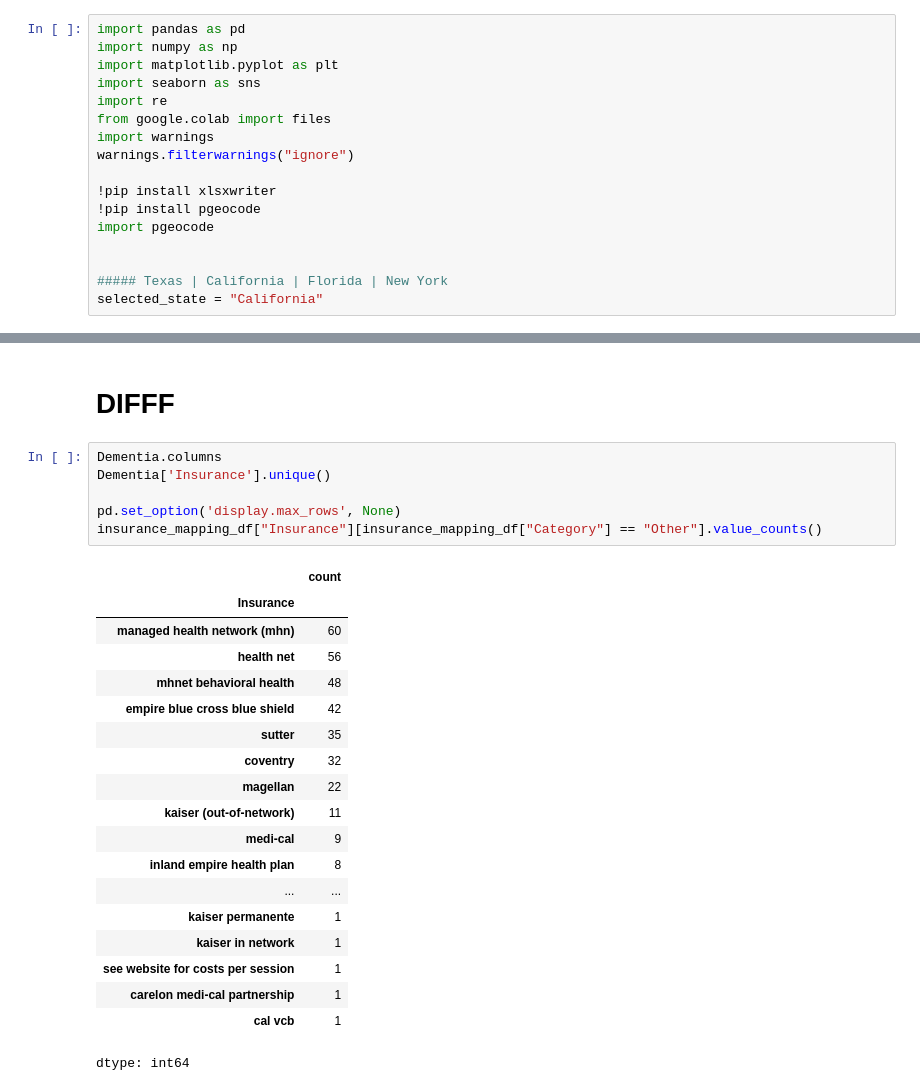
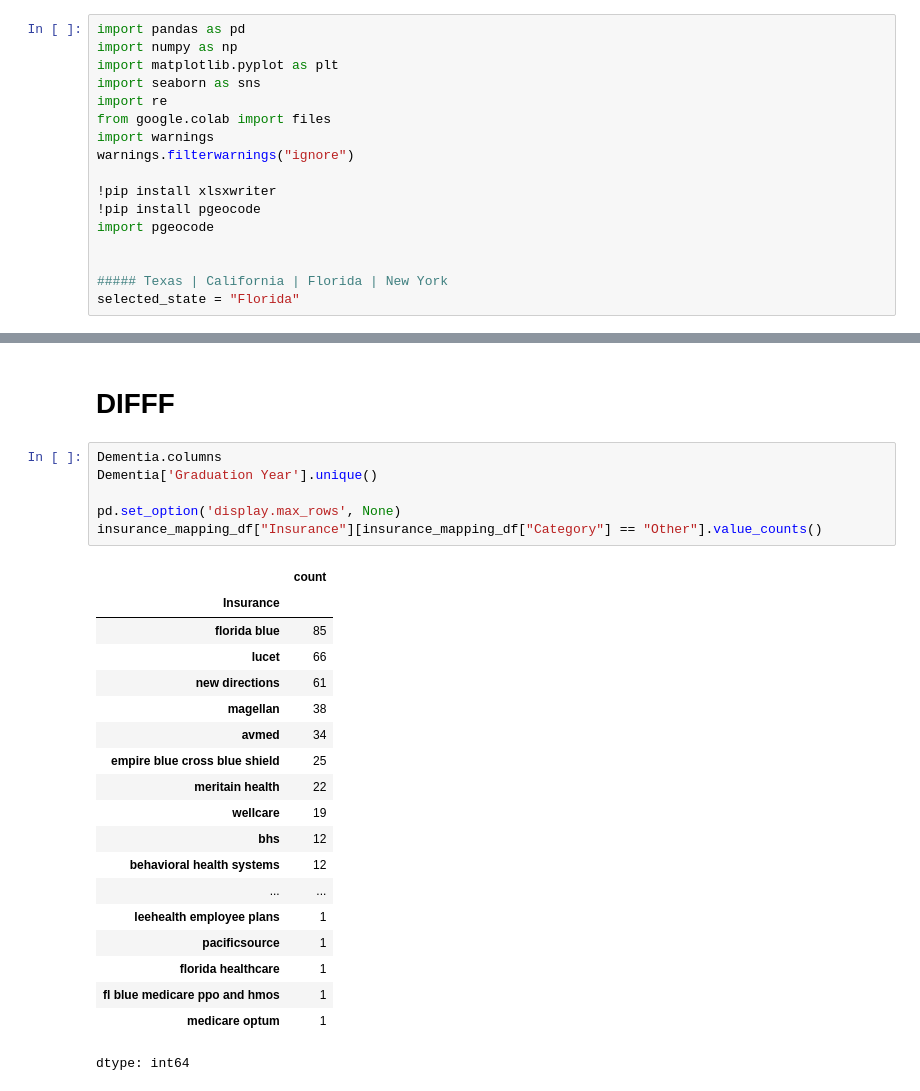
Before and after one commit to pallavmarch/Psychologytoday-therapist-analysis, a Jupyter notebook: PsychologyToday_Dementia_analysis.ipynb, the cells around one changed output, grey strips where cells are left out. Saved outputs shown, nothing was run; the diff lists cells and outputs as text.

```diff
--- a/PsychologyToday_Dementia_analysis.ipynb
+++ b/PsychologyToday_Dementia_analysis.ipynb
@@ -16,7 +16,7 @@ import pgeocode
 
 
 ##### Texas | California | Florida | New York
-selected_state = "California"
+selected_state = "Florida"
 # %% [output]
 Requirement already satisfied: xlsxwriter in /usr/local/lib/python3.11/dist-packages (3.2.2)
 Requirement already satisfied: pgeocode in /usr/local/lib/python3.11/dist-packages (0.5.0)
@@ -883,27 +1039,27 @@ files.download(final_file)
 # DIFFF
 # %%
 Dementia.columns
-Dementia['Insurance'].unique()
+Dementia['Graduation Year'].unique()
 
 pd.set_option('display.max_rows', None)
 insurance_mapping_df["Insurance"][insurance_mapping_df["Category"] == "Other"].value_counts()
 # %% [output]
 |  | count |
 | Insurance |  |
-| managed health network (mhn) | 60 |
-| health net | 56 |
-| mhnet behavioral health | 48 |
-| empire blue cross blue shield | 42 |
-| sutter | 35 |
-| coventry | 32 |
-| magellan | 22 |
-| kaiser (out-of-network) | 11 |
-| medi-cal | 9 |
-| inland empire health plan | 8 |
+| florida blue | 85 |
+| lucet | 66 |
+| new directions | 61 |
+| magellan | 38 |
+| avmed | 34 |
+| empire blue cross blue shield | 25 |
+| meritain health | 22 |
+| wellcare | 19 |
+| bhs | 12 |
+| behavioral health systems | 12 |
 | ... | ... |
-| kaiser permanente | 1 |
-| kaiser in network | 1 |
-| see website for costs per session | 1 |
-| carelon medi-cal partnership | 1 |
-| cal vcb | 1 |
+| leehealth employee plans | 1 |
+| pacificsource | 1 |
+| florida healthcare | 1 |
+| fl blue medicare ppo and hmos | 1 |
+| medicare optum | 1 |
 dtype: int64
```
Also changed, not shown: parts of 5 cells of this notebook.
